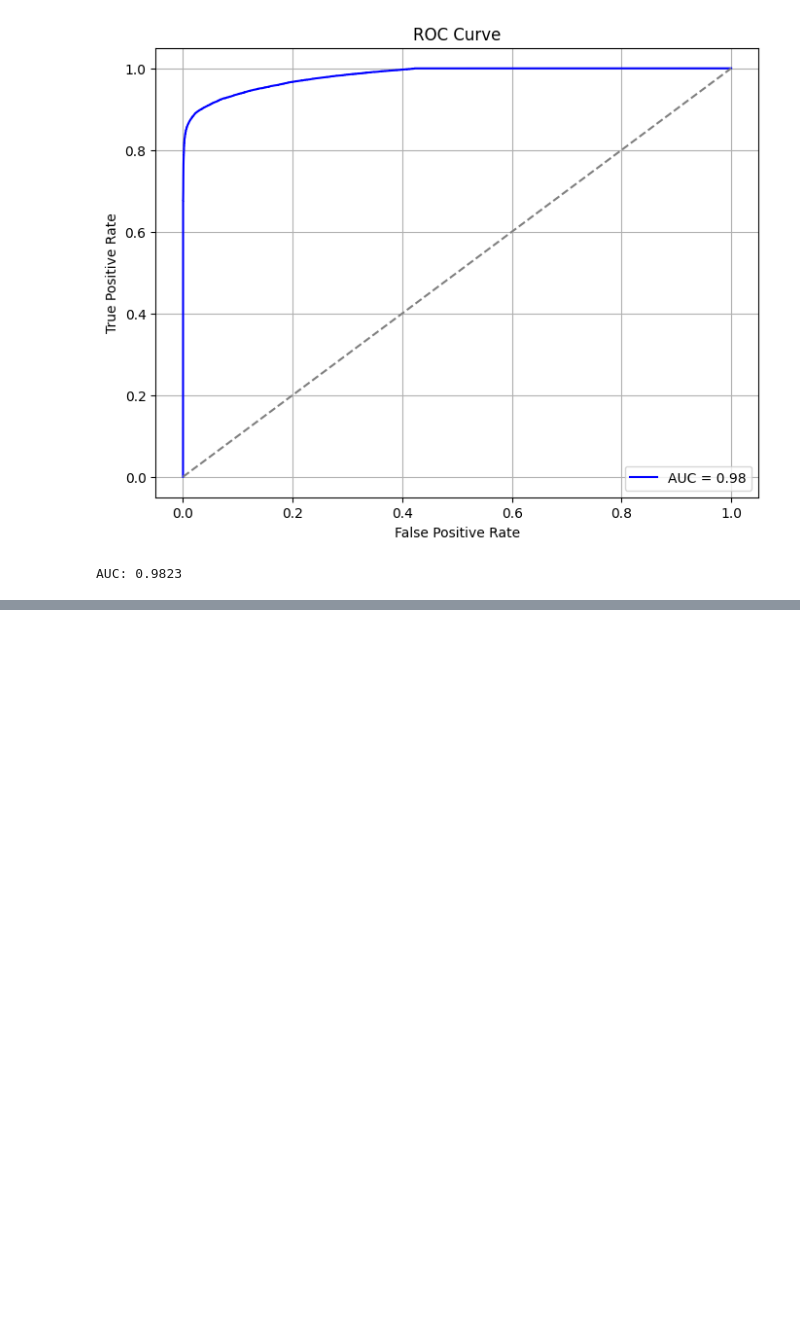
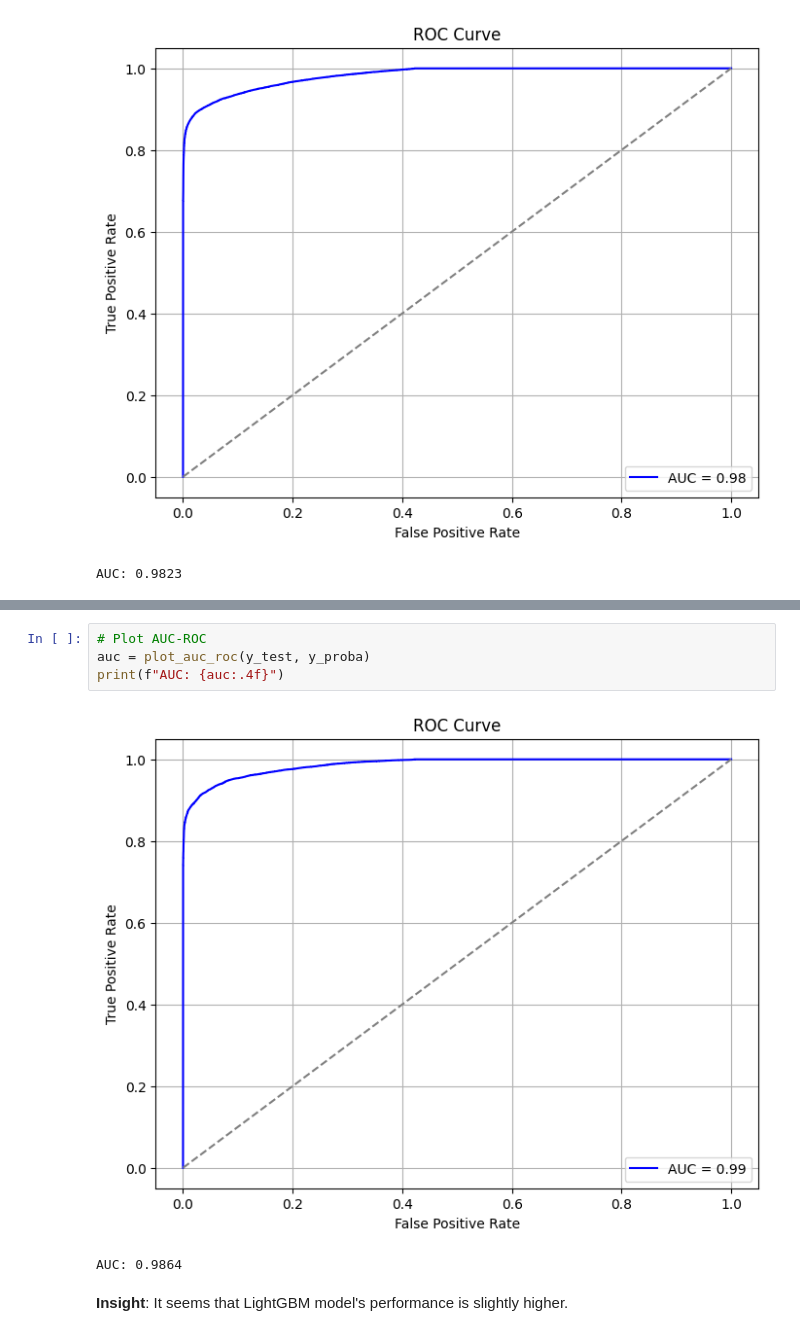
Before and after one commit to otuemre/vigiNIDS, a Jupyter notebook: src/notebooks/04_Modeling.ipynb, the cells around one changed output, grey strips where cells are left out. Saved outputs shown, nothing was run; the diff lists cells and outputs as text; blank space fills up the shorter version.

```diff
--- a/src/notebooks/04_Modeling.ipynb
+++ b/src/notebooks/04_Modeling.ipynb
@@ -207,0 +259,9 @@ AUC: 0.9823
+# %%
+# Plot AUC-ROC
+auc = plot_auc_roc(y_test, y_proba)
+print(f"AUC: {auc:.4f}")
+# %% [output]
+[figure, added]
+AUC: 0.9864
+# %% [markdown]
+**Insight**: It seems that LightGBM model's performance is slightly higher.
```
Also changed, not shown: parts of 8 cells of this notebook, 1 other file.
